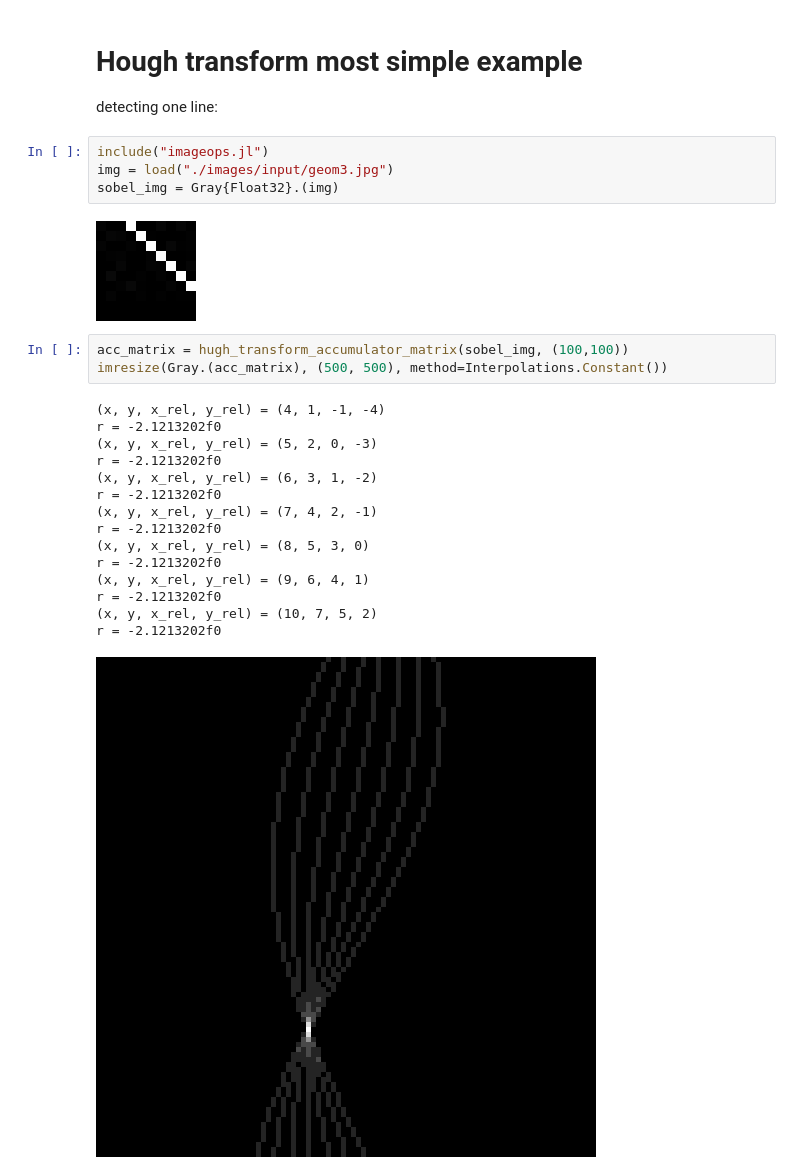
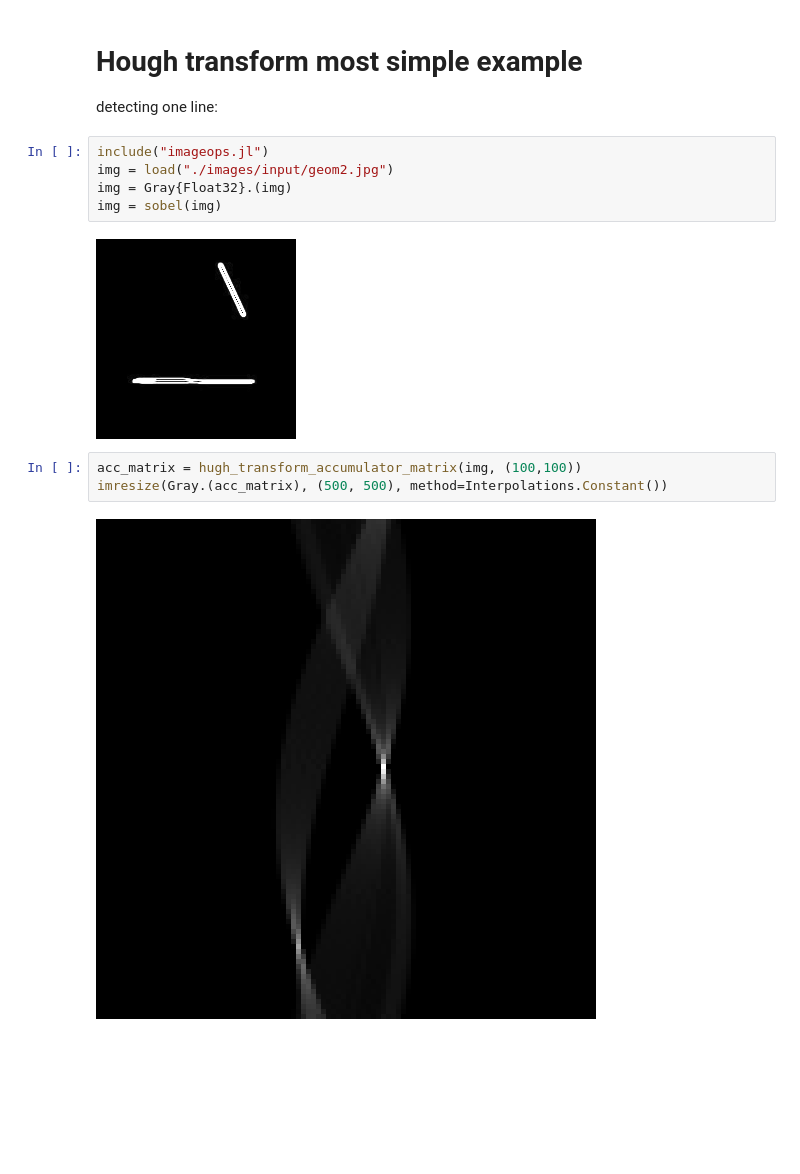
Before and after one commit to tadeohepperle/advanced_bioimage_programming, a Jupyter notebook: image_ops_julia/jl.ipynb, the cells around one changed output. Drawn from its saved outputs; the diff is of its cells as text; blank space fills up the shorter version.

```diff
--- a/image_ops_julia/jl.ipynb
+++ b/image_ops_julia/jl.ipynb
@@ -16,26 +16,13 @@ img_grey = Gray{Float32}.(img)
 detecting one line:
 # %%
 include("imageops.jl")
-img = load("./images/input/geom3.jpg")
-sobel_img = Gray{Float32}.(img)
+img = load("./images/input/geom2.jpg")
+img = Gray{Float32}.(img)
+img = sobel(img)
 # %% [output]
-[figure, old version]
+[figure, new version]
 # %%
-acc_matrix = hugh_transform_accumulator_matrix(sobel_img, (100,100))
+acc_matrix = hugh_transform_accumulator_matrix(img, (100,100))
 imresize(Gray.(acc_matrix), (500, 500), method=Interpolations.Constant())
 # %% [output]
-(x, y, x_rel, y_rel) = (4, 1, -1, -4)
-r = -2.1213202f0
-(x, y, x_rel, y_rel) = (5, 2, 0, -3)
-r = -2.1213202f0
-(x, y, x_rel, y_rel) = (6, 3, 1, -2)
-r = -2.1213202f0
-(x, y, x_rel, y_rel) = (7, 4, 2, -1)
-r = -2.1213202f0
-(x, y, x_rel, y_rel) = (8, 5, 3, 0)
-r = -2.1213202f0
-(x, y, x_rel, y_rel) = (9, 6, 4, 1)
-r = -2.1213202f0
-(x, y, x_rel, y_rel) = (10, 7, 5, 2)
-r = -2.1213202f0
-[figure, old version]
+[figure, new version]
```
Also changed, not shown: parts of 8 cells of this notebook, 2 other files.
